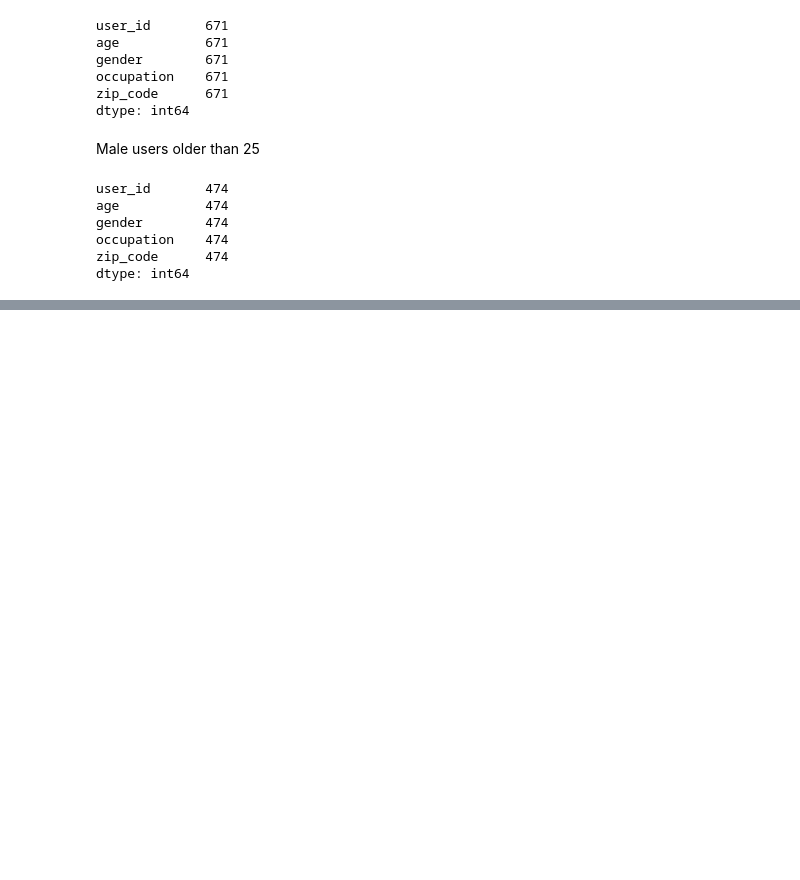
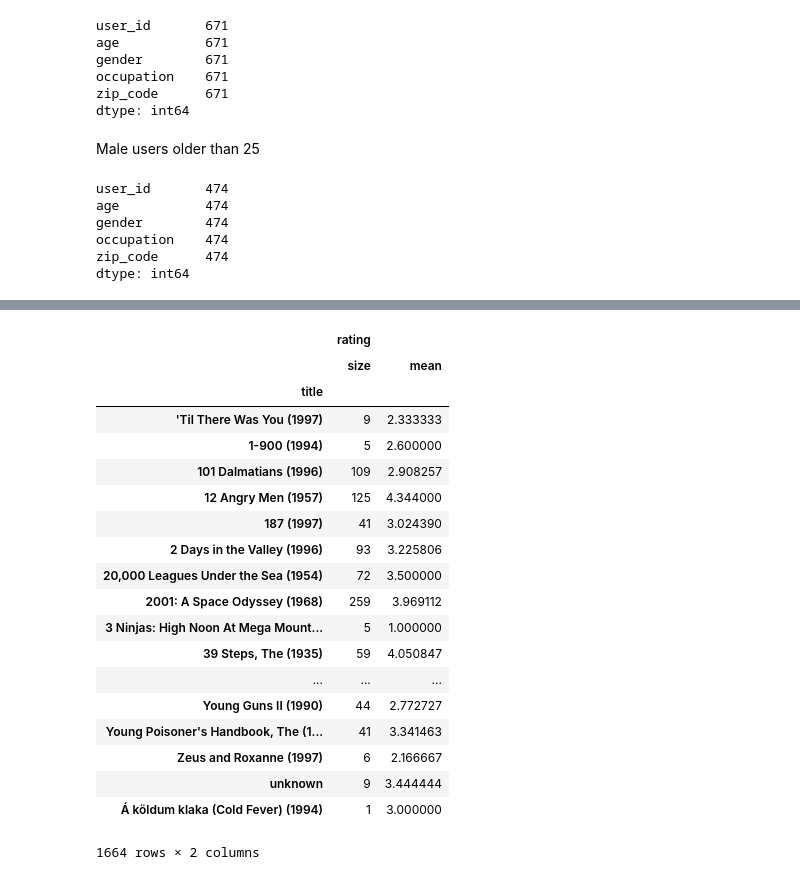
Before and after one commit to Data-Science-Fall-2017/notes, a Jupyter notebook: movie-ratings/movie.ipynb, the cells around one changed output, grey strips where cells are left out. Drawn from its saved outputs; the diff is of its cells as text; code cells hidden in the pictures; blank space fills up the shorter version.

```diff
--- a/movie-ratings/movie.ipynb
+++ b/movie-ratings/movie.ipynb
@@ -129,0 +241,24 @@ dtype: int64
+# %%
+movie_stats = lens.groupby('title').agg({'rating': [np.size, np.mean]})
+movie_stats
+# %% [output]
+|  | rating |  |
+|  | size | mean |
+| title |  |  |
+| 'Til There Was You (1997) | 9 | 2.333333 |
+| 1-900 (1994) | 5 | 2.600000 |
+| 101 Dalmatians (1996) | 109 | 2.908257 |
+| 12 Angry Men (1957) | 125 | 4.344000 |
+| 187 (1997) | 41 | 3.024390 |
+| 2 Days in the Valley (1996) | 93 | 3.225806 |
+| 20,000 Leagues Under the Sea (1954) | 72 | 3.500000 |
+| 2001: A Space Odyssey (1968) | 259 | 3.969112 |
+| 3 Ninjas: High Noon At Mega Mount... | 5 | 1.000000 |
+| 39 Steps, The (1935) | 59 | 4.050847 |
+| ... | ... | ... |
+| Young Guns II (1990) | 44 | 2.772727 |
+| Young Poisoner's Handbook, The (1... | 41 | 3.341463 |
+| Zeus and Roxanne (1997) | 6 | 2.166667 |
+| unknown | 9 | 3.444444 |
+| Á köldum klaka (Cold Fever) (1994) | 1 | 3.000000 |
+1664 rows × 2 columns
```
Also changed, not shown: parts of 17 cells of this notebook, 2 other files.
